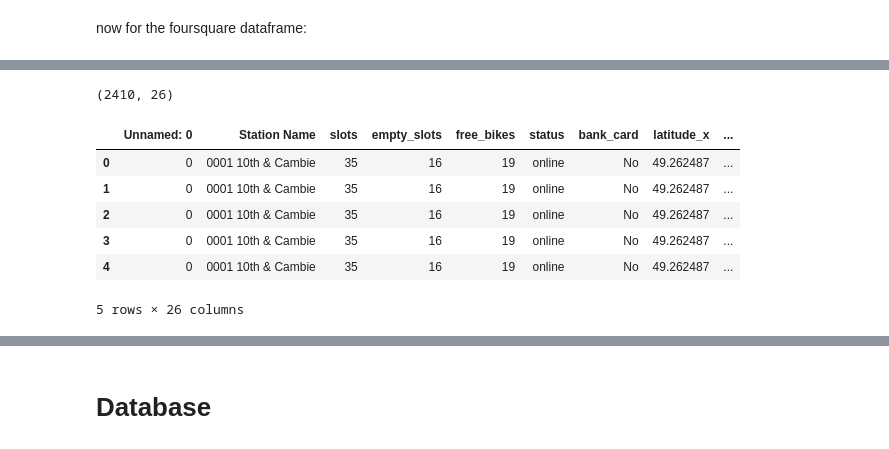
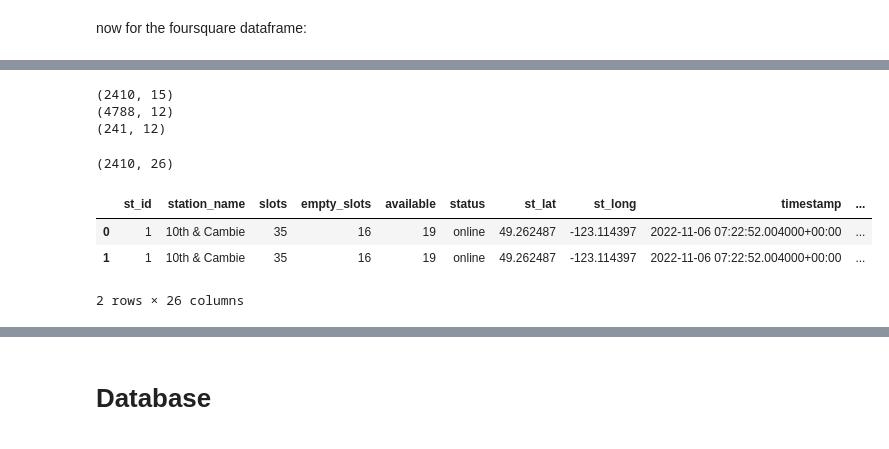
Before and after one commit to jdormaar/Statistical_Modelling_Project, a Jupyter notebook: notebooks/joining_data.ipynb, the cells around one changed output, grey strips where cells are left out. Saved outputs shown, nothing was run; the diff lists cells and outputs as text; code cells hidden in the pictures.

Commit message:
Updated with DB joins and creating the base tables for relational DB

```diff
--- a/notebooks/joining_data.ipynb
+++ b/notebooks/joining_data.ipynb
@@ -42,0 +114,4 @@ df_ctybks.head()
+# %%
+# Before merging, the lat & long columns can become confusing, so rename them first
+df_ctybks = df_ctybks.rename(columns = {'latitude':'st_lat', 'longitude':'st_long', 'free_bikes': 'available'})
+df_ctybks.head(3)
@@ -43,4 +123,4 @@ df_ctybks.head()
 # %%
-# Before merging, the lat & long columns can become confusing, so remove them first
-df_ctybks = df_ctybks.drop(['latitude', 'longitude', 'Unique ID'], axis = 1)
-df_ctybks.head(5)
+# # Before merging, the lat & long columns can become confusing, so remove them first
+# df_ctybks = df_ctybks.drop(['latitude', 'longitude', 'Unique ID'], axis = 1)
+# df_ctybks.head(5)
@@ -59,7 +132,7 @@ print(df_ctybks['status'].unique())
 ['No']
 ['online' 'offline']
 # %%
-# Removing 'bank_card'
-df_ctybks = df_ctybks.drop(['bank_card'], axis = 1)
+# Removing 'bank_card' and 'Unique ID'
+df_ctybks = df_ctybks.drop(['bank_card', 'Unique ID'], axis = 1)
 df_ctybks.head(5)
 # %% [output]
@@ -87,4 +159,0 @@ df_ctybks.head()
-# %%
-# Remove the verbose timestamp column
-df_ctybks = df_ctybks.drop(['timestamp'], axis = 1)
-df_ctybks.head()
@@ -137,16 +219,21 @@ df_fsq.head(5)
+# %%
+print(df_fsq.shape)
+print(df_yelp.shape)
+print(df_ctybks.shape)
+# %% [output]
+(2410, 15)
+(4788, 12)
+(241, 12)
 # %%
 df_merged = pd.merge(df_ctybks, df_fsq, how='inner', on='lat-long')
 print(df_merged.shape)
-df_merged.head(5)
+df_merged.head(2)
 # %% [output]
 (2410, 26)
-|  | Unnamed: 0 | Station Name | slots | empty_slots | free_bikes | status | bank_card | latitude_x | ... |
-| 0 | 0 | 0001 10th & Cambie | 35 | 16 | 19 | online | No | 49.262487 | ... |
-| 1 | 0 | 0001 10th & Cambie | 35 | 16 | 19 | online | No | 49.262487 | ... |
-| 2 | 0 | 0001 10th & Cambie | 35 | 16 | 19 | online | No | 49.262487 | ... |
-| 3 | 0 | 0001 10th & Cambie | 35 | 16 | 19 | online | No | 49.262487 | ... |
-| 4 | 0 | 0001 10th & Cambie | 35 | 16 | 19 | online | No | 49.262487 | ... |
+|  | st_id | station_name | slots | empty_slots | available | status | st_lat | st_long | timestamp | ... |
+| 0 | 1 | 10th & Cambie | 35 | 16 | 19 | online | 49.262487 | -123.114397 | 2022-11-06 07:22:52.004000+00:00 | ... |
+| 1 | 1 | 10th & Cambie | 35 | 16 | 19 | online | 49.262487 | -123.114397 | 2022-11-06 07:22:52.004000+00:00 | ... |
-5 rows × 26 columns
+2 rows × 26 columns
 # %%
 # Checking the types of data
 df = df_merged.copy()
```
Also changed, not shown: parts of 27 cells of this notebook, 1 other file.
